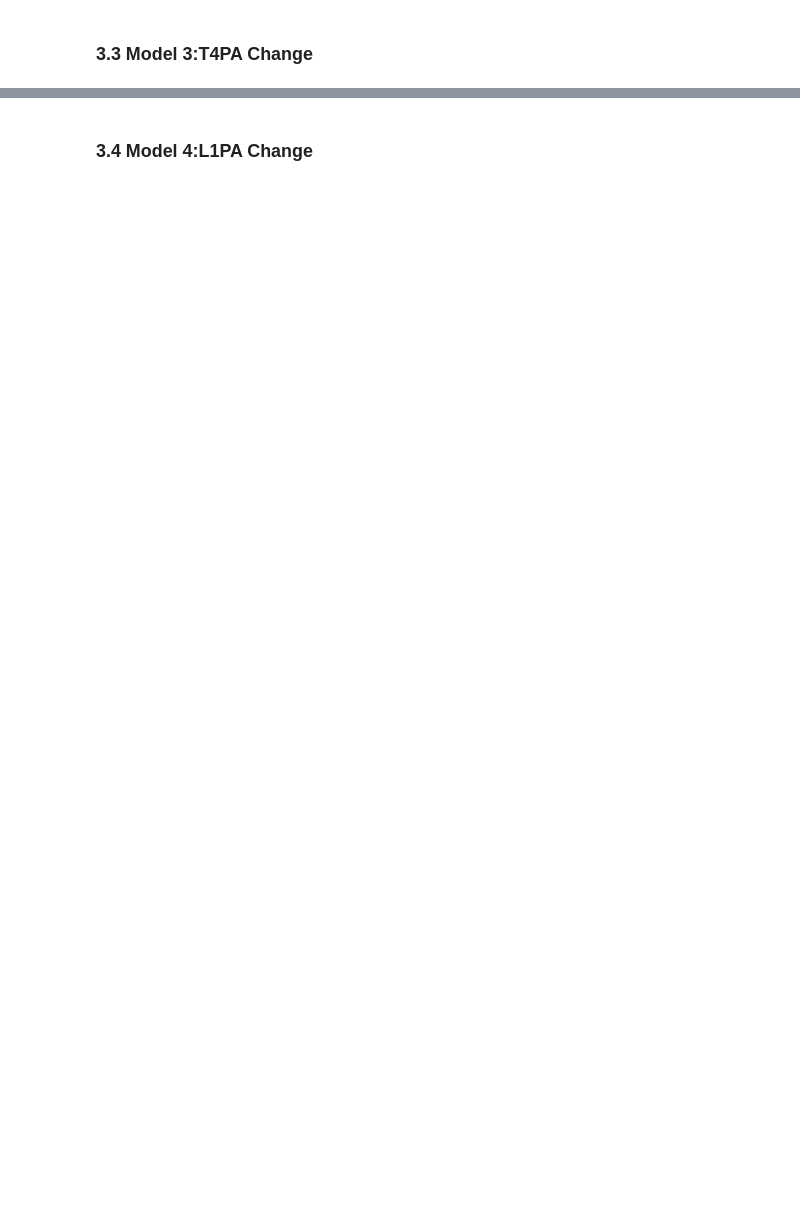
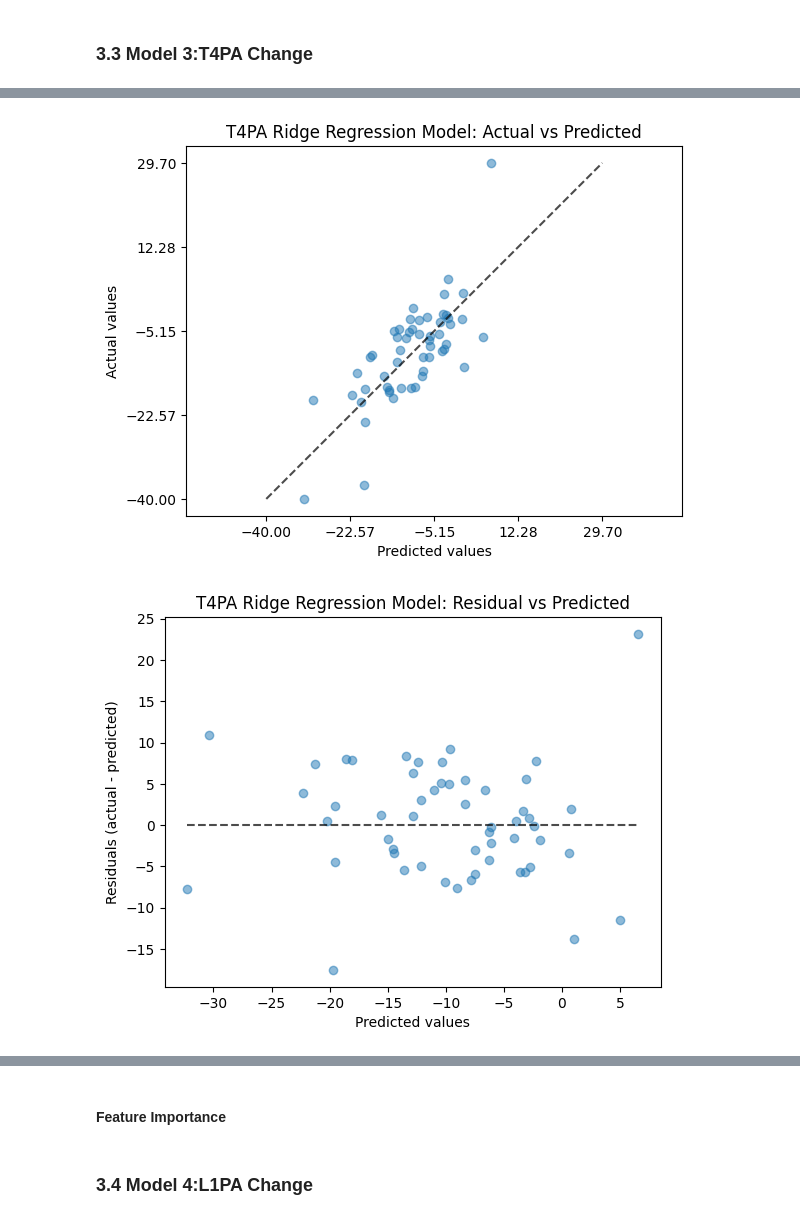
Before and after one commit to 124578-UW/Data-Science-Capstone, a Jupyter notebook: notebooks/03_ml_model_baseline.ipynb, the cells around one changed output, grey strips where cells are left out. Cells and saved outputs as stored; diff of their text form; code cells hidden in the pictures; blank space fills up the shorter version.

```diff
--- a/notebooks/03_ml_model_baseline.ipynb
+++ b/notebooks/03_ml_model_baseline.ipynb
@@ -424,16 +347,2 @@ X_train, X_test, y_train, y_test = train_test_split(X, y, test_size=0.2, random_
 # %%
-#model comparison
-T4PA_rf_pipeline, T4PA_ypred\
-      = train_rf_model(X_train, X_test, y_train, y_test)
-
-print()
-T4PA_xgb_pipeline, T4PA_xgb_ypred\
-      = train_xgboost_model(X_train, X_test, y_train, y_test)
-
-print()
-
-T4PA_ridge_pipeline, T4PA_ridge_ypred\
-      = train_ridge_model(X_train, X_test, y_train, y_test)
-
-#compare using cross validation
-compare_models(X,y)
+T4PA_model, X_test_T4PA, y_test_T4PA, y_pred_T4PA = train_ridge_model("delta_T4PA", "ΔT4PA Model")
@@ -445,33 +354,38 @@ finetuned_T4PA_ridge, finetuned_T4PA_ypred  = \
 # %%
-#Visualization of residuals
+#actual vs predicted plot
+fig, ax = plt.subplots()
+ax.set_title("T4PA Ridge Regression Model: Actual vs Predicted")
 
-fig, ax = plt.subplots(2, 2, figsize=(16, 12))
-fig.suptitle("T4PA Ridge Regression Model", fontsize=16)
-
-# Plot 1: Residual vs. Predicted (original model)
 PredictionErrorDisplay.from_predictions(
-    y_true=y_test, y_pred=T4PA_ridge_ypred, kind="residual_vs_predicted",
-    ax=ax[0,0])
-ax[0,0].set_title("Original Model: Residual vs. Predicted")
-
-# Plot 2:  Residual histogram (original model)
-T4PA_ridge_residuals = y_test - T4PA_ridge_ypred
-sns.histplot(x=T4PA_ridge_residuals, kde=True, ax=ax[0,1], color='steelblue')
-ax[0, 1].set_title("Original Model: Residual Distribution")
-ax[0, 1].set_xlabel("Residuals")
-
-# Plot 3: Residual vs. Predicted (finetuned model)
-PredictionErrorDisplay.from_predictions(
-    y_true=y_test, y_pred=finetuned_T4PA_ypred, kind="residual_vs_predicted",
-    ax=ax[1, 0]
-)
-ax[1, 0].set_title("Finetuned Model: Residual vs. Predicted")
-
-# Plot 4: Residual Histogram (finetuned model)
-T4PA_cv_residuals = y_test - finetuned_T4PA_ypred
-sns.histplot(x=T4PA_cv_residuals, kde=True, ax=ax[1, 1], color='seagreen')
-ax[1, 1].set_title("Finetuned Model: Residual Distribution")
-ax[1, 1].set_xlabel("Residuals")
-
+    y_true=y_test_T4PA,
+    y_pred=y_pred_T4PA,
+    kind="actual_vs_predicted",
+    scatter_kwargs={"alpha": 0.5},
+    ax=ax)
 
 plt.show()
+#residual vs predicted plot
+fig, ax = plt.subplots()
+
+ax.set_title("T4PA Ridge Regression Model: Residual vs Predicted")
+
+PredictionErrorDisplay.from_predictions(
+    y_true=y_test_T4PA,
+    y_pred=y_pred_T4PA,
+    kind="residual_vs_predicted",
+    scatter_kwargs={"alpha": 0.5},
+    ax=ax)
+
+plt.show()
+
+#residual histogram
+fig, ax = plt.subplots()
+ax.set_title("T4PA Ridge Regression Model: Residual Histogram")
+
+T4PA_residuals = y_test_T4PA - y_pred_T4PA
+sns.histplot(x=T4PA_residuals, kde=True, ax=ax)
+
+plt.show()
+# %% [output]
+[figure, added]
+[figure, added]
@@ -477,0 +393,2 @@ plt.show()
+# %% [markdown]
+#### Feature Importance
```
Also changed, not shown: parts of 46 cells of this notebook.
